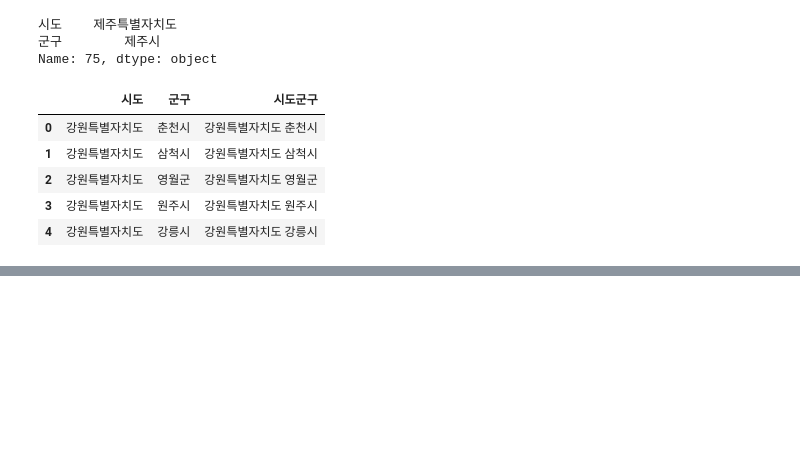
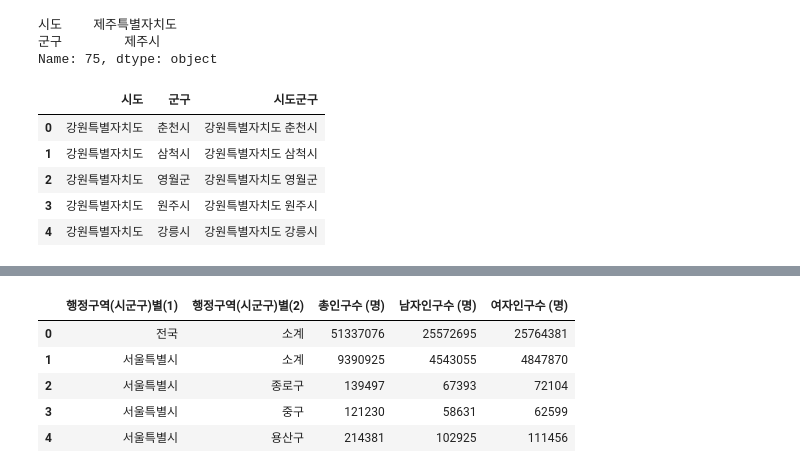
Before and after one commit to jurwon/BigdataVisualization_analyze, a Jupyter notebook: ch3_지도맵-통계/test2.ipynb, the cells around one changed output, grey strips where cells are left out. Saved outputs shown, nothing was run; the diff lists cells and outputs as text; code cells hidden in the pictures; blank space fills up the shorter version.

```diff
--- a/ch3_지도맵-통계/test2.ipynb
+++ b/ch3_지도맵-통계/test2.ipynb
@@ -146,0 +181,11 @@ addr.head()
+# %%
+#행정구역별 시군구 인구수 엑셀 파일 정리 -> 인구수, 2023.11
+population = pd.read_excel("./행정구역데이터.xlsx")
+population.head()
+# %% [output]
+|  | 행정구역(시군구)별(1) | 행정구역(시군구)별(2) | 총인구수 (명) | 남자인구수 (명) | 여자인구수 (명) |
+| 0 | 전국 | 소계 | 51337076 | 25572695 | 25764381 |
+| 1 | 서울특별시 | 소계 | 9390925 | 4543055 | 4847870 |
+| 2 | 서울특별시 | 종로구 | 139497 | 67393 | 72104 |
+| 3 | 서울특별시 | 중구 | 121230 | 58631 | 62599 |
+| 4 | 서울특별시 | 용산구 | 214381 | 102925 | 111456 |
```
Also changed, not shown: parts of 9 cells of this notebook.
